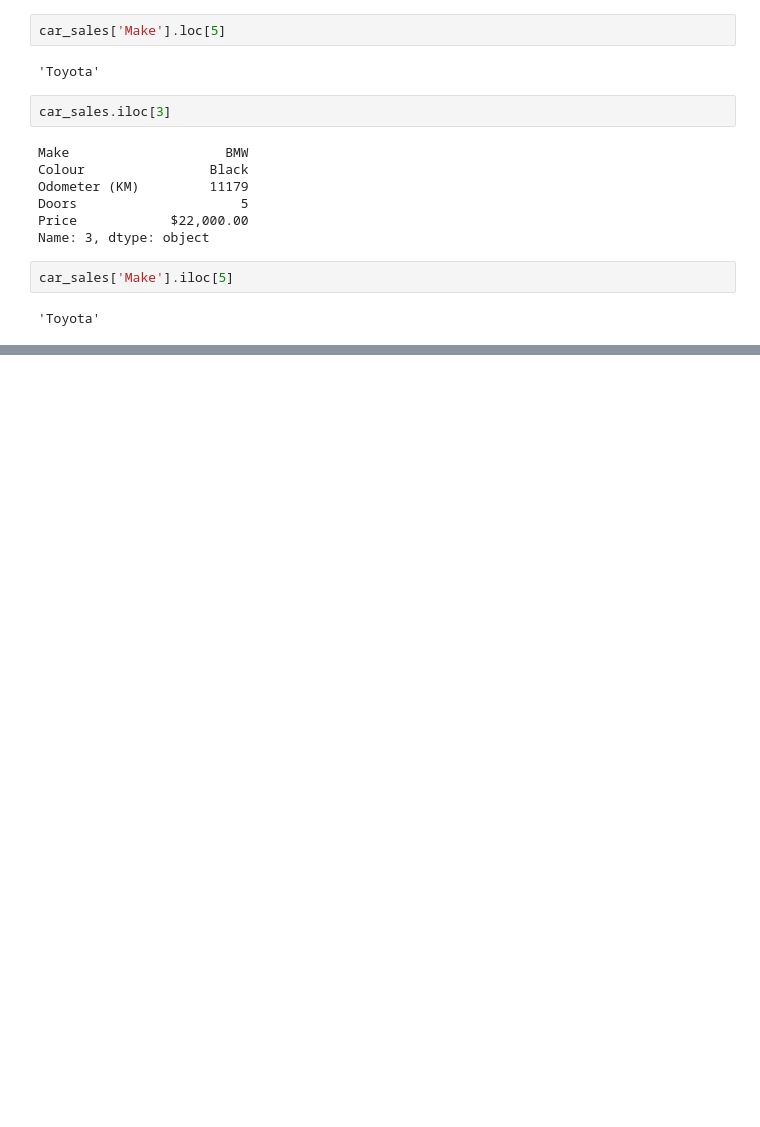
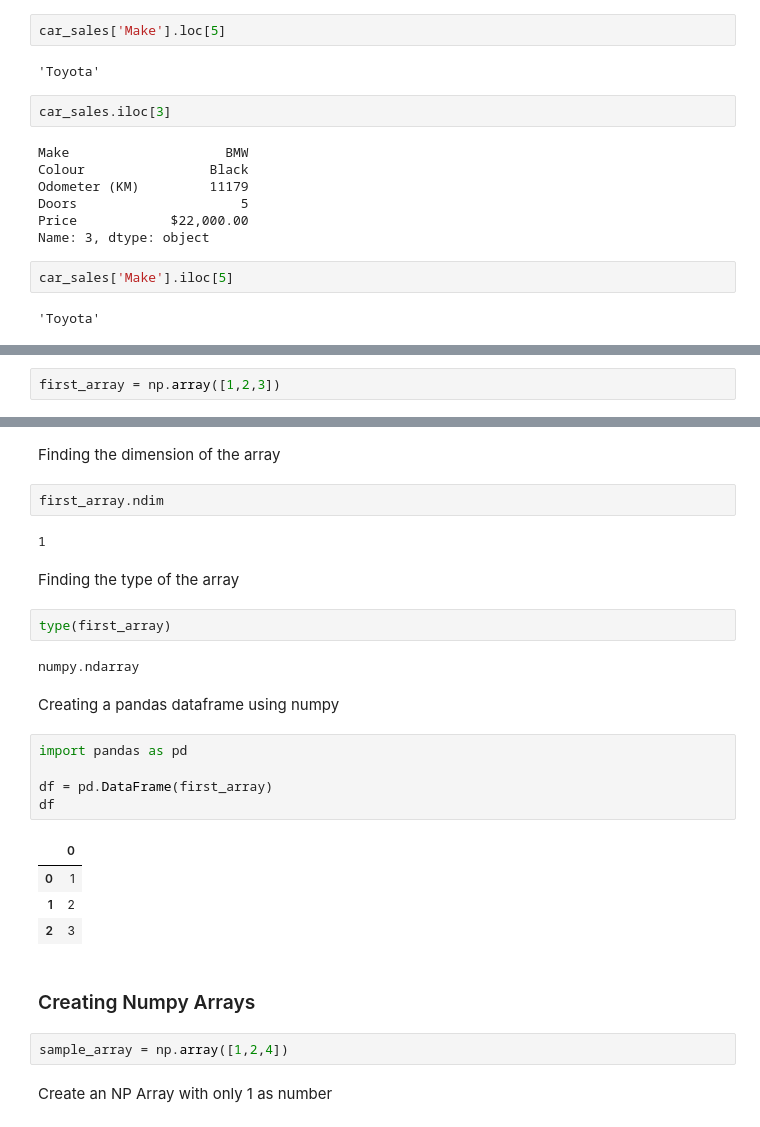
Before and after one commit to citysiva180/machine_learning, a Jupyter notebook: Complete_Machine_Learing_and_DataScience_BootCamp_2023.ipynb, the cells around one changed output, grey strips where cells are left out. Cells and saved outputs as stored; diff of their text form; blank space fills up the shorter version.

```diff
--- a/Complete_Machine_Learing_and_DataScience_BootCamp_2023.ipynb
+++ b/Complete_Machine_Learing_and_DataScience_BootCamp_2023.ipynb
@@ -334,0 +360,2 @@ car_sales['Make'].iloc[5]
+# %%
+first_array = np.array([1,2,3])
@@ -334,0 +368,30 @@ car_sales['Make'].iloc[5]
+# %% [markdown]
+Finding the dimension of the array
+# %%
+first_array.ndim
+# %% [output]
+1
+# %% [markdown]
+Finding the type of the array
+# %%
+type(first_array)
+# %% [output]
+numpy.ndarray
+# %% [markdown]
+Creating a pandas dataframe using numpy
+# %%
+import pandas as pd
+
+df = pd.DataFrame(first_array)
+df
+# %% [output]
+|  | 0 |
+| 0 | 1 |
+| 1 | 2 |
+| 2 | 3 |
+# %% [markdown]
+### Creating Numpy Arrays
+# %%
+sample_array = np.array([1,2,4])
+# %% [markdown]
+Create an NP Array with only 1 as number
```
Also changed, not shown: parts of 71 cells of this notebook.
